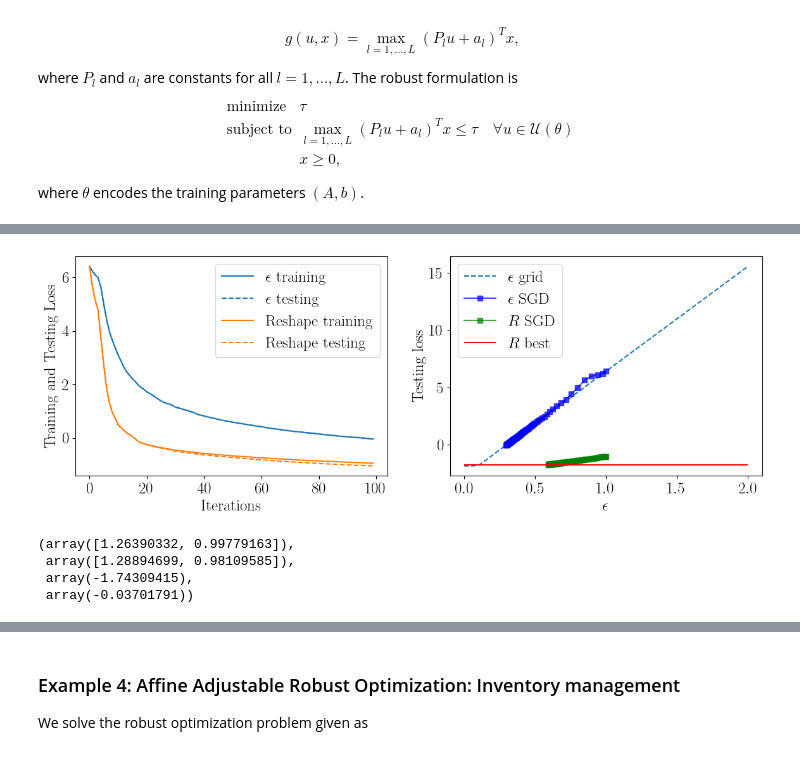
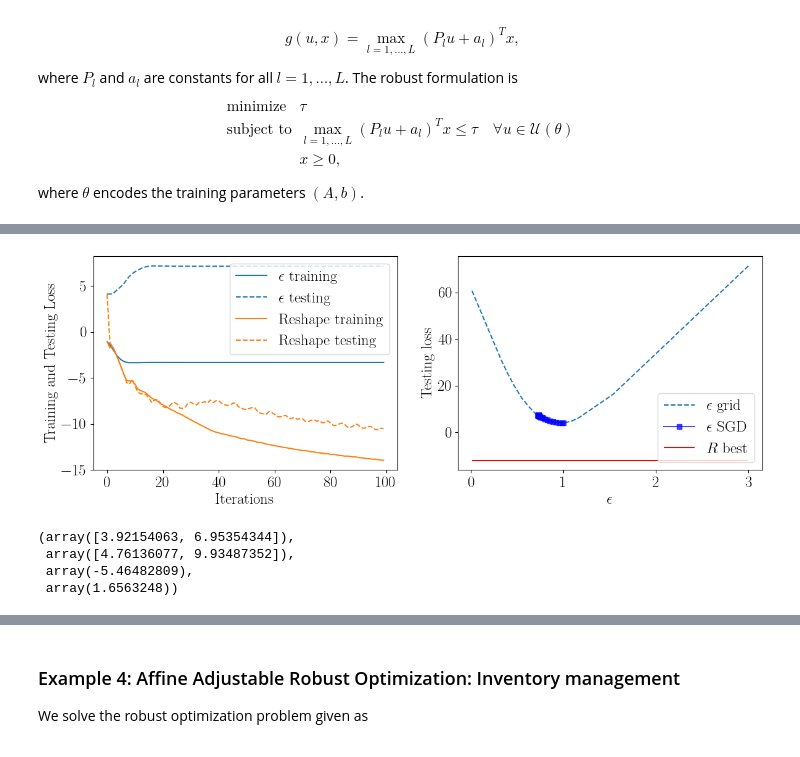
Before and after one commit to stellatogrp/lropt, a Jupyter notebook: examples/experiments/tutorial_learning.ipynb, the cells around one changed output, grey strips where cells are left out. Cells and saved outputs as stored; diff of their text form; code cells hidden in the pictures.

```diff
--- a/examples/experiments/tutorial_learning.ipynb
+++ b/examples/experiments/tutorial_learning.ipynb
@@ -320,14 +320,24 @@ p = np.array([3,4.5])
 k_tch = torch.tensor(k, requires_grad = True)
 p_tch = torch.tensor(p, requires_grad = True)
 
+k1 = np.array([3.,1.])
+p1 = np.array([5.5,2.])
+k1_tch = torch.tensor(k1, requires_grad = True)
+p1_tch = torch.tensor(p1, requires_grad = True)
+
+
 b = npr.uniform(1,3,2)
 b_tch = torch.tensor(b, requires_grad = True)
 # Formulate loss function
-def loss(t,x, data,l = 5):
-    return t + l*torch.mean(torch.maximum(
+def loss(t,y,x,data,l = 5):
+    return t +y + l*torch.mean(torch.maximum(
         torch.maximum(k_tch@x -data@p_tch, k_tch@x - p_tch@x) - t,
-        torch.tensor(0.,requires_grad = True))), t, torch.mean(torch.maximum(
+        torch.tensor(0.,requires_grad = True)))+ l*torch.mean(torch.maximum(
+        torch.maximum(k1_tch@x -data@p1_tch, k1_tch@x - p1_tch@x) - y,
+        torch.tensor(0.,requires_grad = True))), t+y, torch.mean(torch.maximum(
         torch.maximum(k_tch@x -data@p_tch, k_tch@x - p_tch@x) - t,
+        torch.tensor(0.,requires_grad = True)))+ torch.mean(torch.maximum(
+        torch.maximum(k1_tch@x -data@p1_tch, k1_tch@x - p1_tch@x) - y,
         torch.tensor(0.,requires_grad = True)))
 #+ torch.maximum(k_tch@(x - b_tch),torch.tensor(0.))
 def gen_demand(n, N):
@@ -409,40 +937,42 @@ plt.savefig("ex1_curves.pdf", bbox_extra_artists=(lgd,), bbox_inches='tight')
 # %%
 
 # Plot results
 fig, (ax1, ax2) = plt.subplots(1, 2, figsize=(14, 4.5))
 ax1.plot(df_r2['step'], df_r2['Loss_val'], color="tab:blue", label=r"$\epsilon$ training")
 ax1.plot(df_r2['step'], df_r2['Eval_val'], linestyle='--', color="tab:blue", label=r"$\epsilon$ testing")
 ax1.plot(df1['step'], df1['Loss_val'], color="tab:orange", label="Reshape training")
 ax1.plot(df1['step'], df1['Eval_val'], linestyle='--', color="tab:orange", label="Reshape testing")
 ax1.legend()
 ax1.set_xlabel("Iterations")
 ax1.set_ylabel("Training and Testing Loss")
 
 styles = ["s",'o',"^","v","<",">","o",'s',"^","v","<",">"]
 j=0
 ax2.plot(dfgrid["Eps"], dfgrid["Eval_val"], color = colors[j], linestyle='--',label="$\epsilon$ grid")
 ax2.plot(df_r2["A_norm"],df_r2["Eval_val"], linestyle='-', marker=styles[j], color = "blue", label="$\epsilon$ SGD",alpha = 0.7)
 
-ax2.plot(df_r1["A_norm"],df_r1["Eval_val"], linestyle='-', marker=styles[j], color = "green", label="$R$ SGD",alpha = 0.7)
+# ax2.plot(df_r1["A_norm"],df_r1["Eval_val"], linestyle='-', marker=styles[j], color = "green", label="$R$ SGD",alpha = 0.7)
 ax2.hlines( xmin = np.min(dfgrid["Eps"]), xmax = np.max(dfgrid["Eps"]), y = np.min(df_r1["Eval_val"]), label = "$R$ best", color= "red")
 ax2.set_xlabel("$\epsilon$")
 ax2.set_ylabel("Testing loss")
 ax2.legend()
 plt.show()
 # %% [output]
-[figure, old version]
+[figure, new version]
 # %%
 n = 2
 u = lro.UncertainParameter(n,
-                        uncertainty_set=lro.MRO(p=2,K = K,
-                                                    A = result3.A,data = data, train = False, uniqueA = True))
+                        uncertainty_set=lro.Ellipsoidal(p=2,
+                                                    A = init, b = init_b))
 # Formulate the Robust Problem
 x_r = cp.Variable(n)
 t = cp.Variable()
+y = cp.Variable()
 
-objective = cp.Minimize(t)
+objective = cp.Minimize(t+y)
 
-constraints = [cp.maximum(k@x_r - p@x_r, k@x_r - p@u) + cp.maximum(k@(x_r - b),0) <= t]
+constraints = [cp.maximum(k@x_r - p@x_r, k@x_r - p@u) <= t]
+constraints += [cp.maximum(k1@x_r - p1@x_r, k1@x_r - p1@u) <= y]
 constraints += [x_r >= 0]
 
 prob = lro.RobustProblem(objective, constraints)
@@ -453,15 +983,17 @@ t_base = t.value
 
 n = 2
 u = lro.UncertainParameter(n,
-                        uncertainty_set=lro.MRO(p=2, K = K,
-                                                    A = result2.A, data = data, train = False, uniqueA = True))
+                        uncertainty_set=lro.Ellipsoidal(p=2,
+                                                    A = A_fin, b = b_fin))
 # Formulate the Robust Problem
 x_r = cp.Variable(n)
 t = cp.Variable()
+y = cp.Variable()
 
-objective = cp.Minimize(t)
+objective = cp.Minimize(t+y)
 
-constraints = [cp.maximum(k@x_r - p@x_r, k@x_r - p@u) + cp.maximum(k@(x_r - b),0)<= t]
+constraints = [cp.maximum(k@x_r - p@x_r, k@x_r - p@u) <= t]
+constraints += [cp.maximum(k1@x_r - p1@x_r, k1@x_r - p1@u) <= y]
 constraints += [x_r >= 0]
 
 prob = lro.RobustProblem(objective, constraints)
@@ -472,10 +1004,10 @@ t_learned = t.value
 x_opt_learned,x_opt_base,t_learned, t_base
 # A_fin, init, b_fin, init_b
 # %% [output]
-(array([1.26390332, 0.99779163]),
- array([1.28894699, 0.98109585]),
- array(-1.74309415),
- array(-0.03701791))
+(array([3.92154063, 6.95354344]),
+ array([4.76136077, 9.93487352]),
+ array(-5.46482809),
+ array(1.6563248))
 # %%
 def fmt(x):
     s = f"{x:.1f}"
```
Also changed, not shown: parts of 24 cells of this notebook, 30 other files.
